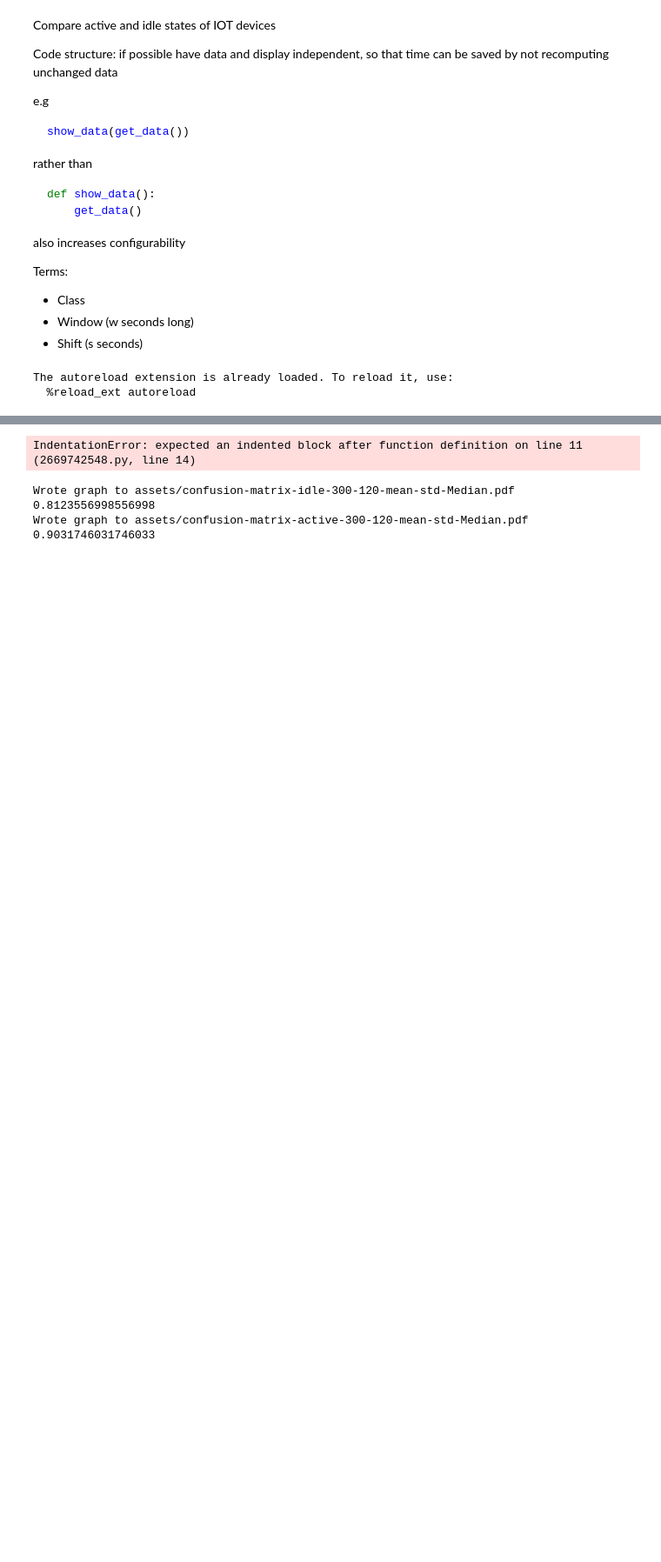
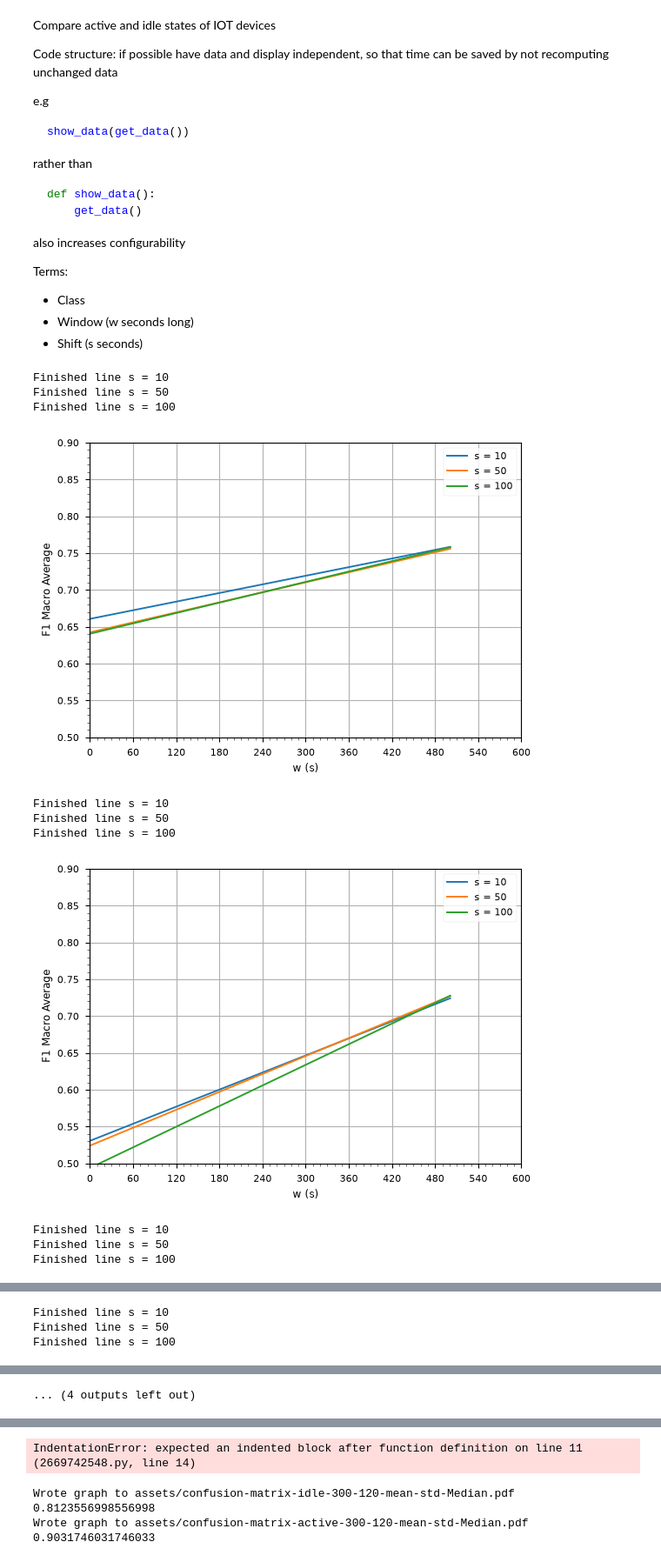
Before and after one commit to JackRobbers/thesis, a Jupyter notebook: analysis.ipynb, the cells around one changed output, grey strips where cells are left out. Shown at 87% size. Cells and saved outputs as stored; diff of their text form; code cells hidden in the pictures; blank space fills up the shorter version.

```diff
--- a/analysis.ipynb
+++ b/analysis.ipynb
@@ -31,6 +31,9 @@ Terms:
 from functools import partial
 from util import *
 
+import matplotlib.pyplot as plt
+plt.style.use('seaborn-v0_8-paper')
+import matplotlib.ticker as ticker
 
 def typst_table(
     df: pd.DataFrame, diag=True, left="s", right="w", style=lambda x: x, index_title=None, cell_transformer = None
@@ -52,6 +55,52 @@ def typst_table(
     display(s)
 
 c = Context("../PowerIDS/classifier/power_csv")
-# %% [output]
-The autoreload extension is already loaded. To reload it, use:
-  %reload_ext autoreload
+# %%
+# | label: fix_w_and_s
+
+common = partial(
+    Experiment,
+    c,
+    metrics=[Metric.MEAN],
+    classify_by=Classifier.Median,
+)
+
+
+for resolution in [500, 100, 10, 1]:
+    ws = np.arange(1, 601, step=resolution)
+    for state in State:
+        fig, ax = plt.subplots()
+        fig.subplots_adjust(hspace=0.05)  # adjust space between Axes
+
+        for s in [10, 50, 100]:
+            ys = [common(states=[state], w=int(w), s=s).f1_macro_average for w in ws]
+            ax.plot(
+                ws,
+                ys,
+                label=f"s = {s}",
+            )
+
+            print(f"Finished line s = {s}")
+        ax.set_ylim(0.5, 0.9)
+        ax.set_xlim(0, 600)
+        ax.set_xlabel("w (s)")
+        ax.set_ylabel("F1 Macro Average")
+        ax.legend()
+        ax.grid(True)
+        ax.xaxis.set_major_locator(ticker.LinearLocator(11))
+        ax.xaxis.set_minor_locator(ticker.AutoMinorLocator(6))
+        ax.yaxis.set_minor_locator(ticker.AutoMinorLocator(5))
+        plt.show()
+        fig.savefig(f"assets/w_s_{state}_f{resolution}.pdf")
+# %% [output]
+Finished line s = 10
+Finished line s = 50
+Finished line s = 100
+[figure, added]
+Finished line s = 10
+Finished line s = 50
+Finished line s = 100
+[figure, added]
+Finished line s = 10
+Finished line s = 50
+Finished line s = 100
@@ -57,0 +108,3 @@ The autoreload extension is already loaded. To reload it, use:
+Finished line s = 10
+Finished line s = 50
+Finished line s = 100
@@ -58,3 +120,4 @@ The autoreload extension is already loaded. To reload it, use:
+... (4 outputs left out)
 # %%
 # graph_confusion_matrix(exp, matrix)
 # pp.pprint(list(zip(exp.devices, compute_f1_scores(matrix)))[::-1])
```
Also changed, not shown: parts of 6 cells of this notebook, 5 other files.
